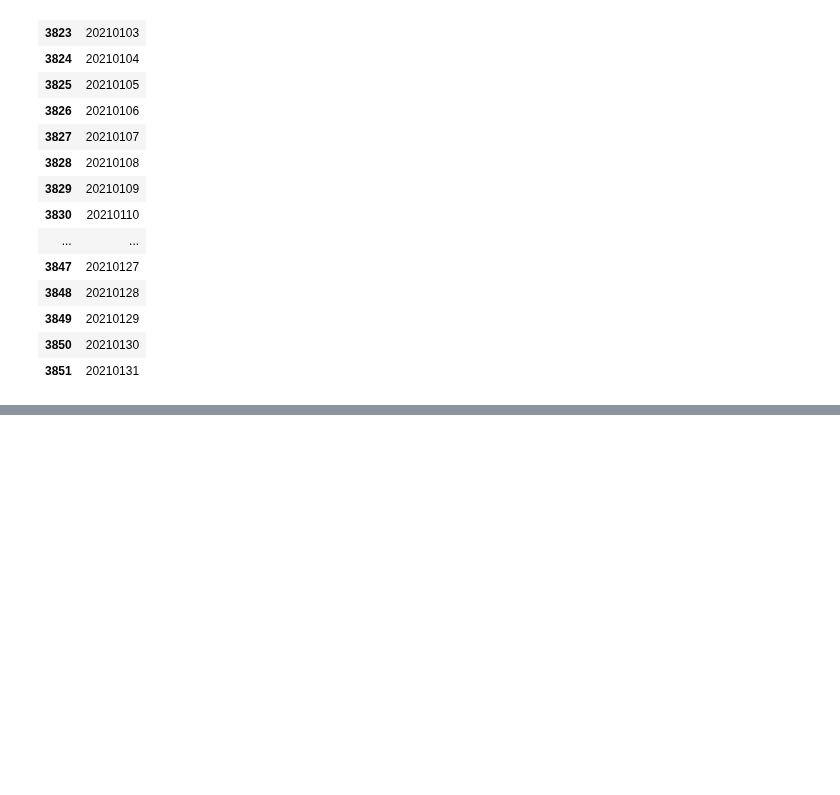
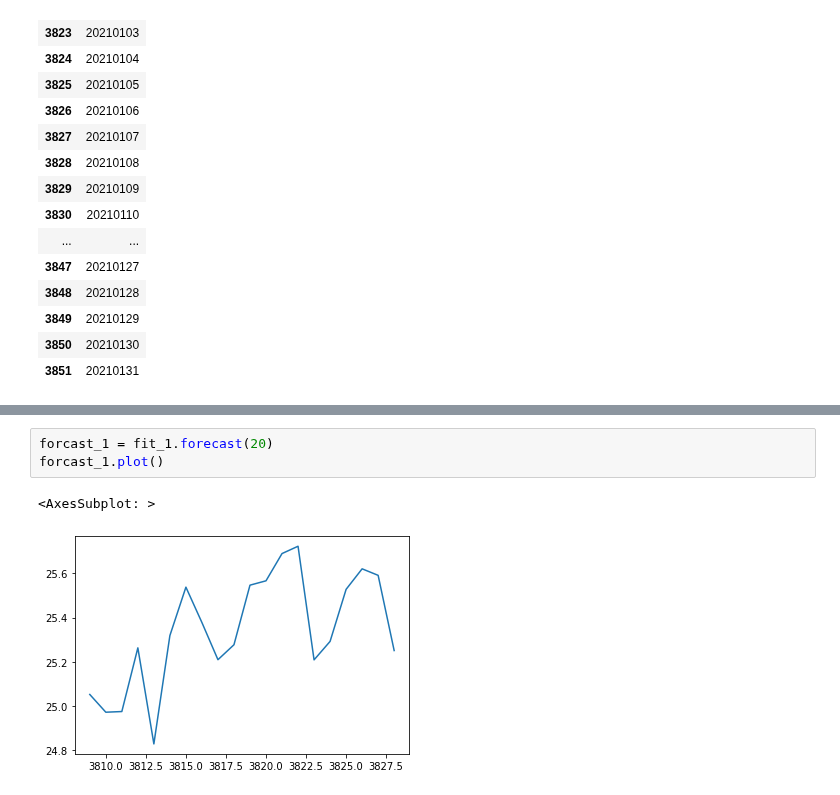
Before and after one commit to Jeongho-cho/Climate-Data-Daily-IDN, a Jupyter notebook: climate.ipynb, the cells around one changed output, grey strips where cells are left out. Cells and saved outputs as stored; diff of their text form; blank space fills up the shorter version.

```diff
--- a/climate.ipynb
+++ b/climate.ipynb
@@ -719,0 +835,6 @@ X_data_2[X_data_2['date'] >= 20210101][['date']]
+# %%
+forcast_1 = fit_1.forecast(20)
+forcast_1.plot()
+# %% [output]
+<AxesSubplot: >
+[figure, added]
```
Also changed, not shown: parts of 21 cells of this notebook.
